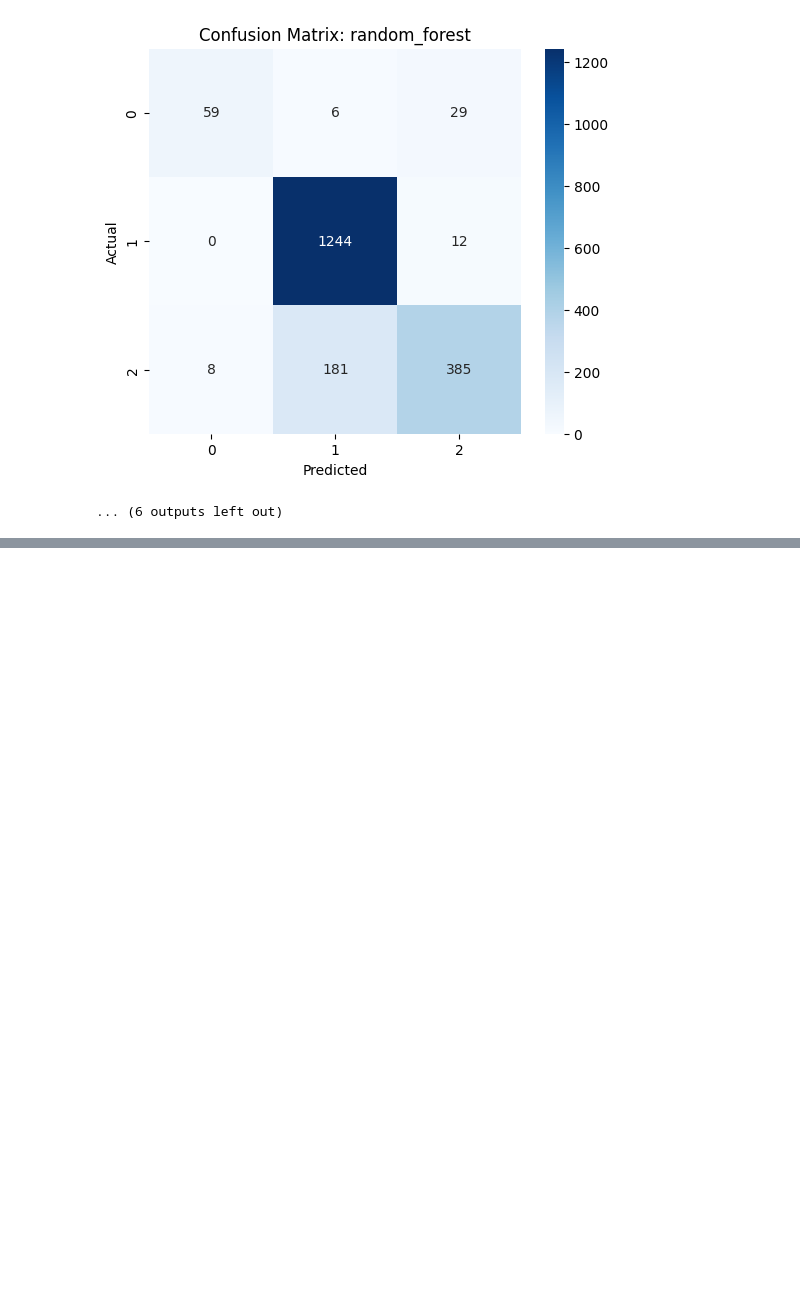
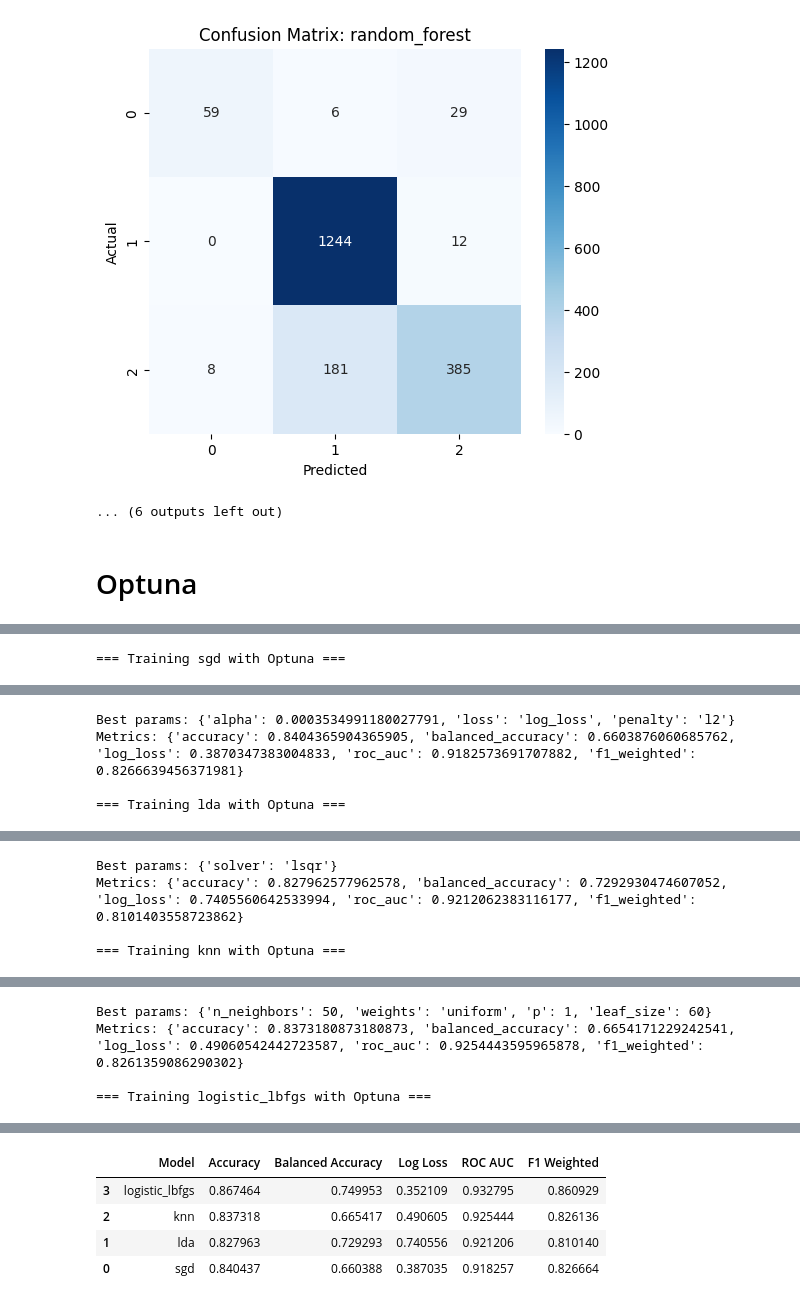
Before and after one commit to ismailSadouki/asri-homework, a Jupyter notebook: notebooks/linear_models.ipynb, the cells around one changed output, grey strips where cells are left out. Saved outputs shown, nothing was run; the diff lists cells and outputs as text; code cells hidden in the pictures; blank space fills up the shorter version.

```diff
--- a/notebooks/linear_models.ipynb
+++ b/notebooks/linear_models.ipynb
@@ -107,7 +122,7 @@ from sklearn.experimental import enable_iterative_imputer  # noqa
 from sklearn.impute import IterativeImputer, KNNImputer
 
 from sklearn.pipeline import FunctionTransformer
-from sklearn.preprocessing import PowerTransformer
+from sklearn.preprocessing import PowerTransformer, RobustScaler
 
 
 log_cols = ['owner_age']  # columns to apply log1p
@@ -119,14 +134,17 @@ log_pipeline = Pipeline([
     ('imputer', SimpleImputer(strategy='median')),
     ('log1p', FunctionTransformer(np.log1p, validate=True)),
     ('cap', OutlierCapper(factor=1.5)),
-    ('scaler', MinMaxScaler())
+    ('scaler', MinMaxScaler()),
+    ('standard', StandardScaler())
 ])
 
 yj_pipeline = Pipeline([
     ('imputer', SimpleImputer(strategy='median')),
     ('yeojohnson', PowerTransformer(method='yeo-johnson', standardize=False)),
     ('cap', OutlierCapper(factor=1.5)),
-    ('scaler', MinMaxScaler())  # optional if needed
+    ('scaler', MinMaxScaler()),  # optional if needed
+    ('standard', StandardScaler())
+
 ])
 
 other_numeric_cols = [col for col in num_cols if col not in yj_cols]
@@ -134,13 +152,9 @@ other_numeric_cols = [col for col in num_cols if col not in yj_cols]
 
 other_num_pipeline = Pipeline([
     ('imputer', SimpleImputer(strategy='median')),
-    ('scaler', MinMaxScaler())
+    ('scaler', MinMaxScaler()),
+    ('standard', StandardScaler())
 ])
-
-num_pipeline = Pipeline([
-    ('imputer', SimpleImputer(strategy='median')), #
-    ('scaler', MinMaxScaler()) # try MinMaxScaler for logistic?
-])
 # %% [markdown]
 #### Categorical Pipeline
 # %%
@@ -168,9 +182,20 @@ preprocessor = ColumnTransformer(
     transformers=[
         ('log_num', log_pipeline, log_cols),
         ('yj_num', yj_pipeline, yj_cols),
-        ('num', other_num_pipeline, other_numeric_cols),
+        ('num', other_num_pipeline, num_cols),
         ('target', target_pipeline, target_encode_cols),
         ('onehot', onehot_pipeline, onehot_cols)
     ],
     remainder='passthrough'
 )
+
+
+# Remove near-constant features
+variance_filter = VarianceThreshold(threshold=0.01)
+
+
+# Statistical feature selectio
+feature_selector = SelectKBest(
+    score_func=f_classif,
+    k=300    # tuneable
+)
@@ -750,3 +711,5 @@ Best params: {'model__max_depth': 10, 'model__max_features': None, 'model__min_s
 Metrics: {'accuracy': 0.8773388773388774, 'balanced_accuracy': 0.7629457138859234, 'log_loss': 0.31554603186345254, 'roc_auc': 0.9422171926137765, 'f1_weighted': 0.8699868426912488}
 [figure]
 ... (6 outputs left out)
+# %% [markdown]
+# Optuna
@@ -752,0 +965,3 @@ Metrics: {'accuracy': 0.8773388773388774, 'balanced_accuracy': 0.762945713885923
+# %%
+results, summary_df = train_and_evaluate_optuna(X_train, y_train_enc, X_test, y_test_enc, models_optuna, plot_confusion=False)
+# %% [output]
@@ -752,0 +969 @@ Metrics: {'accuracy': 0.8773388773388774, 'balanced_accuracy': 0.762945713885923
+=== Training sgd with Optuna ===
@@ -752,0 +988,4 @@ Metrics: {'accuracy': 0.8773388773388774, 'balanced_accuracy': 0.762945713885923
+Best params: {'alpha': 0.0003534991180027791, 'loss': 'log_loss', 'penalty': 'l2'}
+Metrics: {'accuracy': 0.8404365904365905, 'balanced_accuracy': 0.6603876060685762, 'log_loss': 0.3870347383004833, 'roc_auc': 0.9182573691707882, 'f1_weighted': 0.8266639456371981}
+
+=== Training lda with Optuna ===
@@ -752,0 +1013,4 @@ Metrics: {'accuracy': 0.8773388773388774, 'balanced_accuracy': 0.762945713885923
+Best params: {'solver': 'lsqr'}
+Metrics: {'accuracy': 0.827962577962578, 'balanced_accuracy': 0.7292930474607052, 'log_loss': 0.7405560642533994, 'roc_auc': 0.9212062383116177, 'f1_weighted': 0.8101403558723862}
+
+=== Training knn with Optuna ===
@@ -752,0 +1038,4 @@ Metrics: {'accuracy': 0.8773388773388774, 'balanced_accuracy': 0.762945713885923
+Best params: {'n_neighbors': 50, 'weights': 'uniform', 'p': 1, 'leaf_size': 60}
+Metrics: {'accuracy': 0.8373180873180873, 'balanced_accuracy': 0.6654171229242541, 'log_loss': 0.49060542442723587, 'roc_auc': 0.9254443595965878, 'f1_weighted': 0.8261359086290302}
+
+=== Training logistic_lbfgs with Optuna ===
@@ -752,0 +1059,5 @@ Metrics: {'accuracy': 0.8773388773388774, 'balanced_accuracy': 0.762945713885923
+|  | Model | Accuracy | Balanced Accuracy | Log Loss | ROC AUC | F1 Weighted |
+| 3 | logistic_lbfgs | 0.867464 | 0.749953 | 0.352109 | 0.932795 | 0.860929 |
+| 2 | knn | 0.837318 | 0.665417 | 0.490605 | 0.925444 | 0.826136 |
+| 1 | lda | 0.827963 | 0.729293 | 0.740556 | 0.921206 | 0.810140 |
+| 0 | sgd | 0.840437 | 0.660388 | 0.387035 | 0.918257 | 0.826664 |
```
Also changed, not shown: parts of 15 cells of this notebook, 17 other files.
